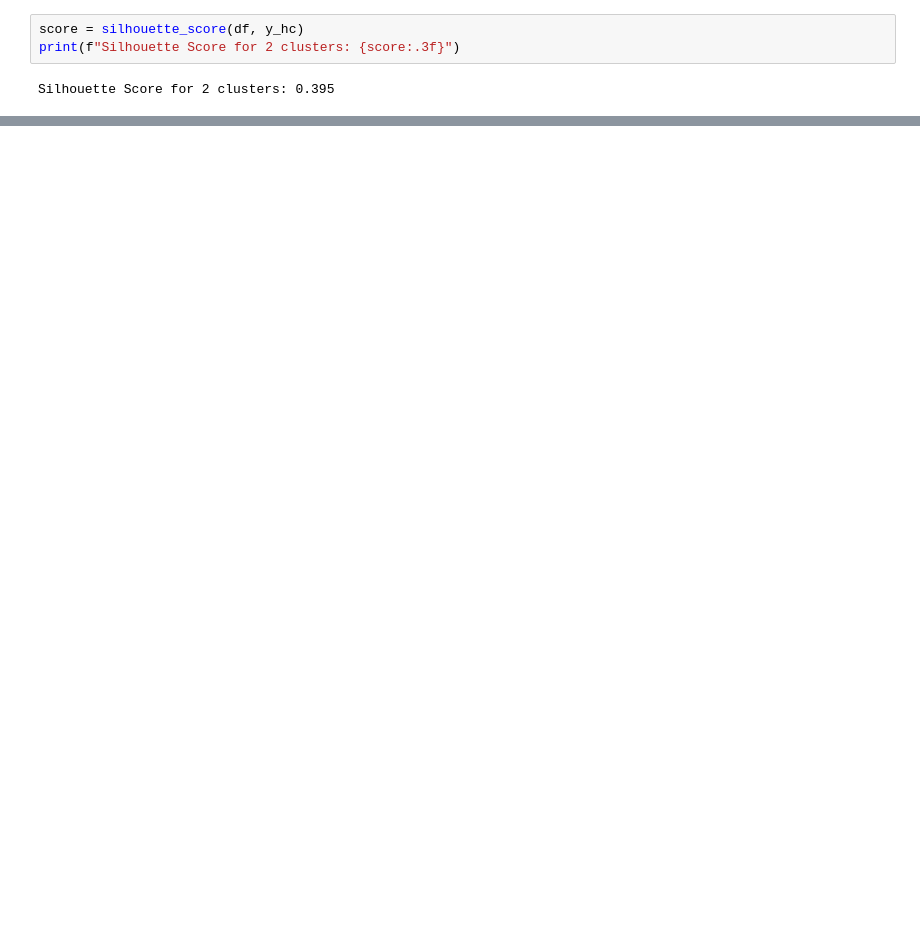
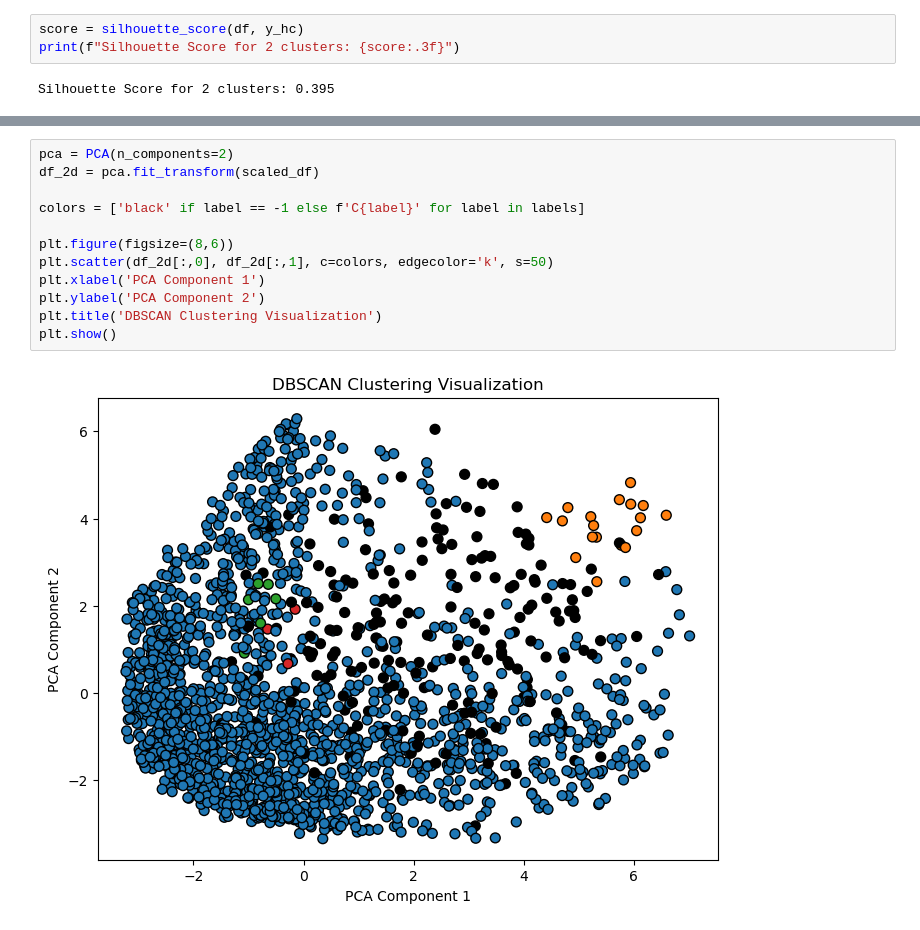
Before and after one commit to kavinkumartk/clustering-task, a Jupyter notebook: clustering.ipynb, the cells around one changed output, grey strips where cells are left out. Drawn from its saved outputs; the diff is of its cells as text; blank space fills up the shorter version.

```diff
--- a/clustering.ipynb
+++ b/clustering.ipynb
@@ -123,0 +139,14 @@ Silhouette Score cannot be computed (only one cluster).
+# %%
+pca = PCA(n_components=2)
+df_2d = pca.fit_transform(scaled_df)
+
+colors = ['black' if label == -1 else f'C{label}' for label in labels]
+
+plt.figure(figsize=(8,6))
+plt.scatter(df_2d[:,0], df_2d[:,1], c=colors, edgecolor='k', s=50)
+plt.xlabel('PCA Component 1')
+plt.ylabel('PCA Component 2')
+plt.title('DBSCAN Clustering Visualization')
+plt.show()
+# %% [output]
+[figure, added]
```
Also changed, not shown: parts of 6 cells of this notebook.
